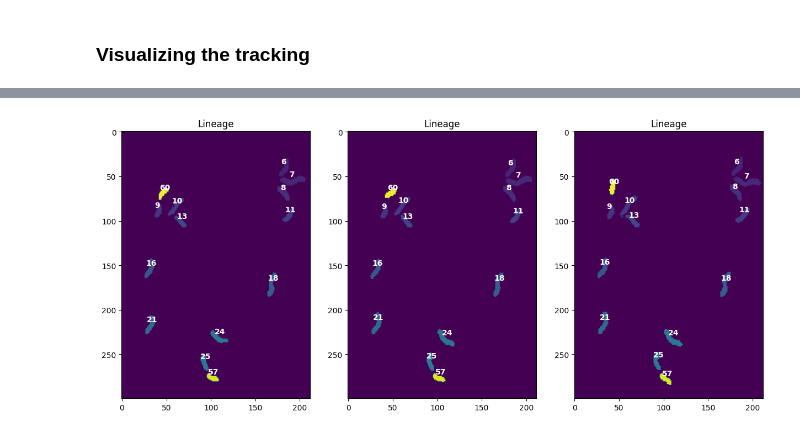
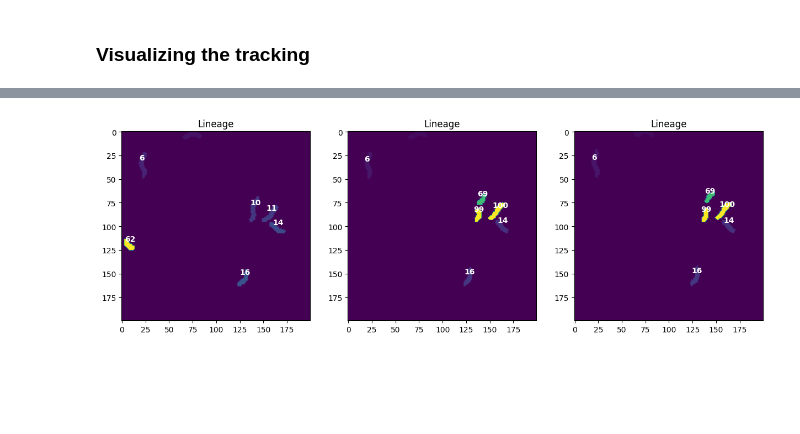
Before and after one commit to ajrzepiela/midap, a Jupyter notebook: notebook/bayesian_tracking.ipynb, the cells around one changed output, grey strips where cells are left out. Drawn from its saved outputs; the diff is of its cells as text; code cells hidden in the pictures; blank space fills up the shorter version.

```diff
--- a/notebook/bayesian_tracking.ipynb
+++ b/notebook/bayesian_tracking.ipynb
@@ -127,2 +79,0 @@ tracker_obj.convert_data()
-# %%
-label_stack = tracker_obj.label_stack
@@ -137,7 +101,7 @@ array([ 0.,  1.,  3.,  4.,  5.,  6.,  7.,  8.,  9., 10., 11., 14., 15.,
 # %%
 plt.figure(figsize=(15,10))
 ax = plt.subplot(1,3,1)
-img = label_stack[3][:300,300:]
+img = label_stack[1][:200,200:400]
 plt.imshow(img)
 plt.title('Lineage')
 reg = regionprops(img.astype(int))
@@ -146,33 +110,33 @@ labels = [r.label for r in reg]
 for c, l in zip(center, labels):
     x, y = c
     x=int(np.ceil(x))
     y=int(np.ceil(y))
     ax.text(y-5,x-5, str(l), color='w', weight='bold')
 
 ax = plt.subplot(1,3,2)
-img = label_stack[4][:300,300:]
+img = label_stack[2][:200,200:400]
 plt.imshow(img)
 plt.title('Lineage')
 reg = regionprops(img.astype(int))
 center = [r.centroid for r in reg]
 labels = [r.label for r in reg]
 for c, l in zip(center, labels):
     x, y = c
     x=int(np.ceil(x))
     y=int(np.ceil(y))
     ax.text(y-5,x-5, str(l), color='w', weight='bold')
 
 ax = plt.subplot(1,3,3)
-img = label_stack[5][:300,300:]
+img = label_stack[3][:200,200:400]
 plt.imshow(img)
 plt.title('Lineage')
 reg = regionprops(img.astype(int))
 center = [r.centroid for r in reg]
 labels = [r.label for r in reg]
 for c, l in zip(center, labels):
     x, y = c
     x=int(np.ceil(x))
     y=int(np.ceil(y))
     ax.text(y-5,x-5, str(l), color='w', weight='bold')
 # %% [output]
-[figure, old version]
+[figure, new version]
```
Also changed, not shown: parts of 18 cells of this notebook, 2 other files.
